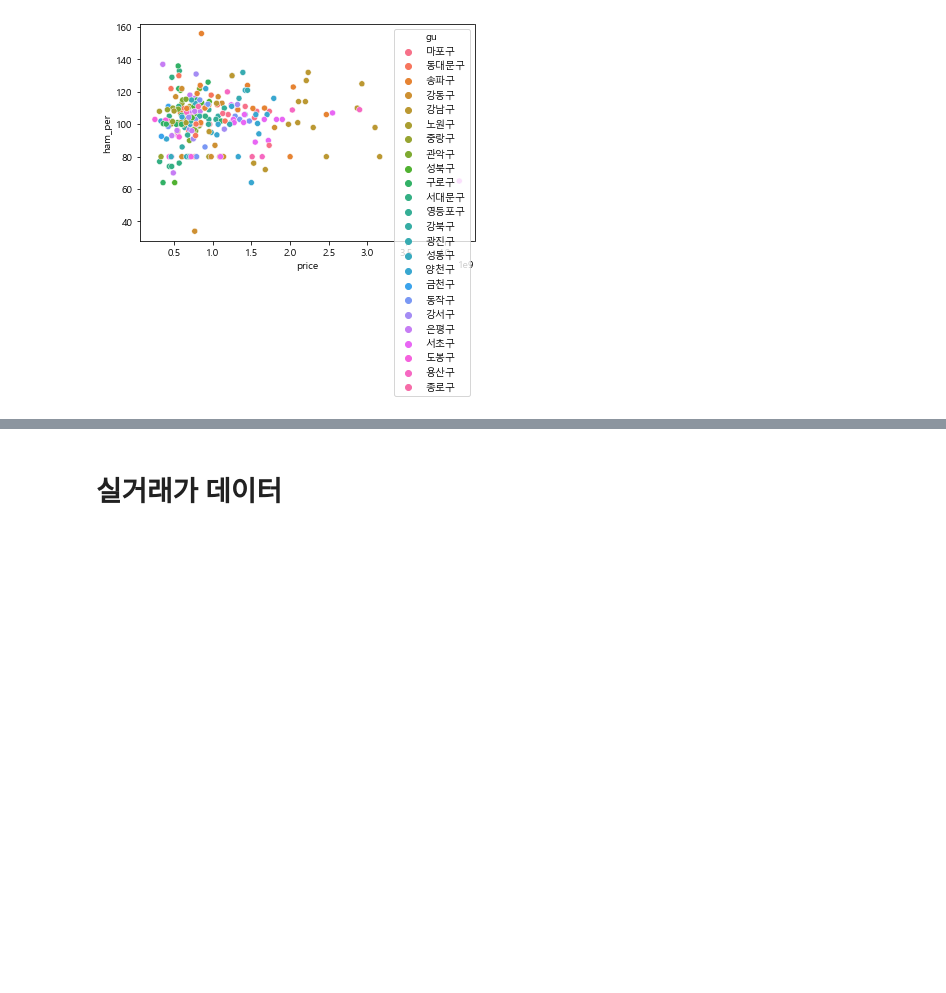
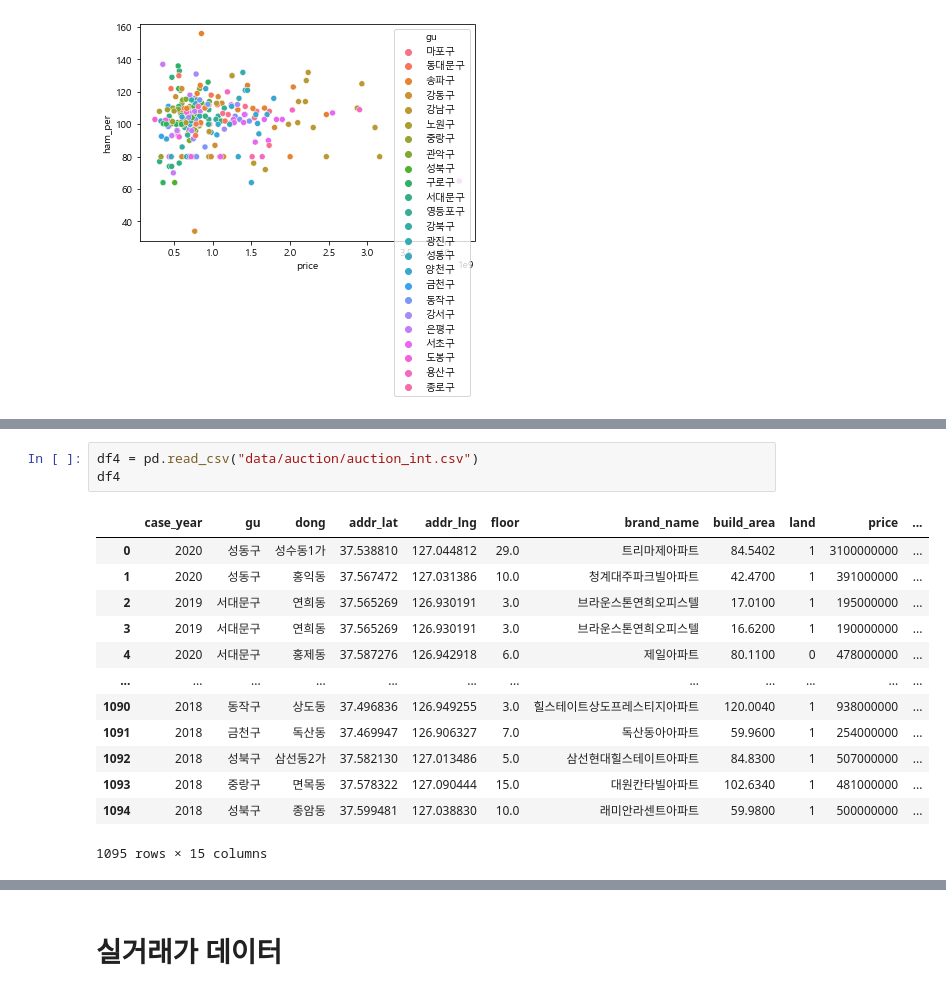
Before and after one commit to JinsolPark/final_project, a Jupyter notebook: jspark/02_데이터분석.ipynb, the cells around one changed output, grey strips where cells are left out. Drawn from its saved outputs; the diff is of its cells as text; blank space fills up the shorter version.

```diff
--- a/jspark/02_데이터분석.ipynb
+++ b/jspark/02_데이터분석.ipynb
@@ -1141,0 +1146,17 @@ sns.scatterplot(data=df2.loc[(df2["build_area_cat"]==area[3])],x="price", y="ham
+# %%
+df4 = pd.read_csv("data/auction/auction_int.csv")
+df4
+# %% [output]
+|  | case_year | gu | dong | addr_lat | addr_lng | floor | brand_name | build_area | land | price | ... |
+| 0 | 2020 | 성동구 | 성수동1가 | 37.538810 | 127.044812 | 29.0 | 트리마제아파트 | 84.5402 | 1 | 3100000000 | ... |
+| 1 | 2020 | 성동구 | 홍익동 | 37.567472 | 127.031386 | 10.0 | 청계대주파크빌아파트 | 42.4700 | 1 | 391000000 | ... |
+| 2 | 2019 | 서대문구 | 연희동 | 37.565269 | 126.930191 | 3.0 | 브라운스톤연희오피스텔 | 17.0100 | 1 | 195000000 | ... |
+| 3 | 2019 | 서대문구 | 연희동 | 37.565269 | 126.930191 | 3.0 | 브라운스톤연희오피스텔 | 16.6200 | 1 | 190000000 | ... |
+| 4 | 2020 | 서대문구 | 홍제동 | 37.587276 | 126.942918 | 6.0 | 제일아파트 | 80.1100 | 0 | 478000000 | ... |
+| ... | ... | ... | ... | ... | ... | ... | ... | ... | ... | ... | ... |
+| 1090 | 2018 | 동작구 | 상도동 | 37.496836 | 126.949255 | 3.0 | 힐스테이트상도프레스티지아파트 | 120.0040 | 1 | 938000000 | ... |
+| 1091 | 2018 | 금천구 | 독산동 | 37.469947 | 126.906327 | 7.0 | 독산동아아파트 | 59.9600 | 1 | 254000000 | ... |
+| 1092 | 2018 | 성북구 | 삼선동2가 | 37.582130 | 127.013486 | 5.0 | 삼선현대힐스테이트아파트 | 84.8300 | 1 | 507000000 | ... |
+| 1093 | 2018 | 중랑구 | 면목동 | 37.578322 | 127.090444 | 15.0 | 대원칸타빌아파트 | 102.6340 | 1 | 481000000 | ... |
+| 1094 | 2018 | 성북구 | 종암동 | 37.599481 | 127.038830 | 10.0 | 래미안라센트아파트 | 59.9800 | 1 | 500000000 | ... |
+1095 rows × 15 columns
```
Also changed, not shown: parts of 2 cells of this notebook, 25 other files.
